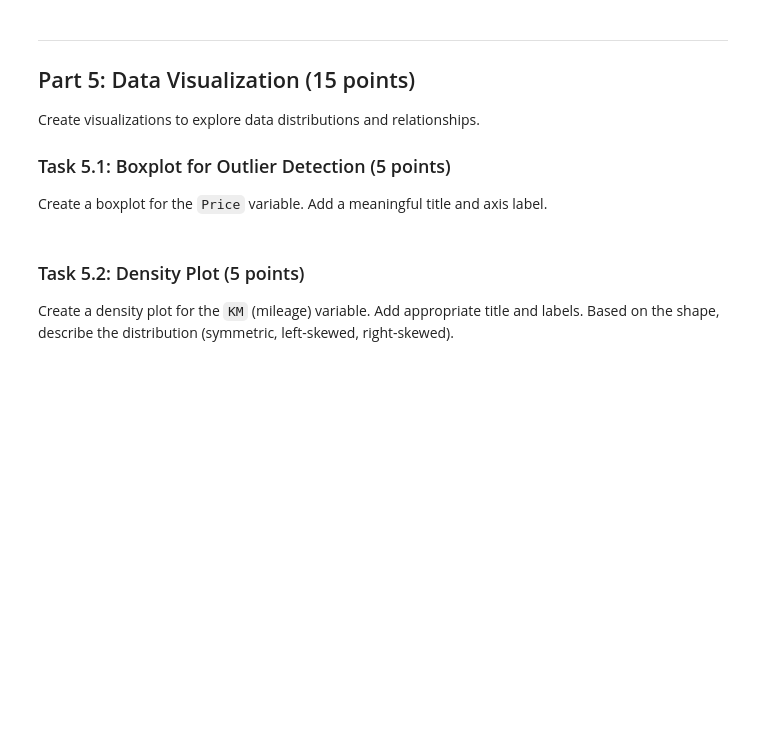
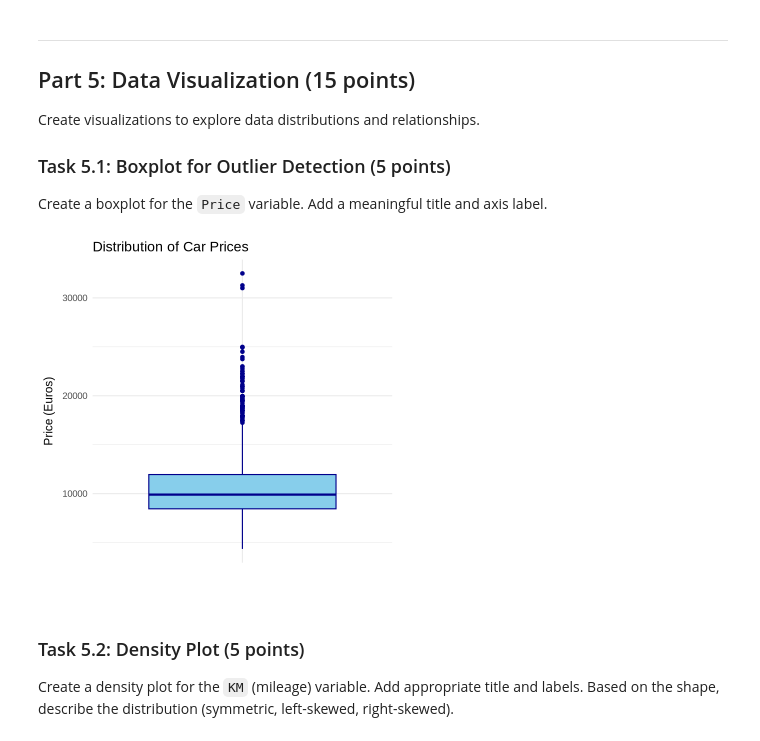
Before and after one commit to nick3616238/musical-potato, a Jupyter notebook: assignment/Homework/Gest_Nicholas_12345678_Exercise1.ipynb, the cells around one changed output. Saved outputs shown, nothing was run; the diff lists cells and outputs as text; code cells hidden in the pictures; blank space fills up the shorter version.

```diff
--- a/assignment/Homework/Gest_Nicholas_12345678_Exercise1.ipynb
+++ b/assignment/Homework/Gest_Nicholas_12345678_Exercise1.ipynb
@@ -370,6 +550,18 @@ Create visualizations to explore data distributions and relationships.
 Create a boxplot for the `Price` variable. Add a meaningful title and axis label.
 # %%
 # YOUR CODE HERE
+library(ggplot2)
+
+ggplot(toyota.df, aes(x = "", y = Price)) +
+  geom_boxplot(fill = "skyblue", color = "darkblue") +
+  labs(
+    title = "Distribution of Car Prices",
+    y = "Price (Euros)",
+    x = ""
+  ) +
+  theme_minimal(base_size = 14)
+# %% [output]
+[figure, added]
 # %% [markdown]
 ### Task 5.2: Density Plot (5 points)
 
```
Also changed, not shown: parts of 28 cells of this notebook.
